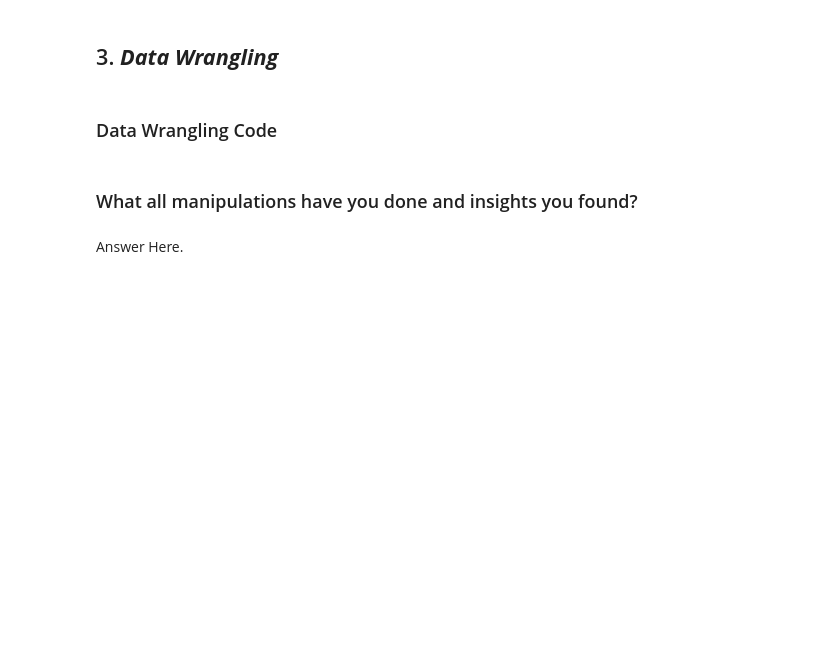
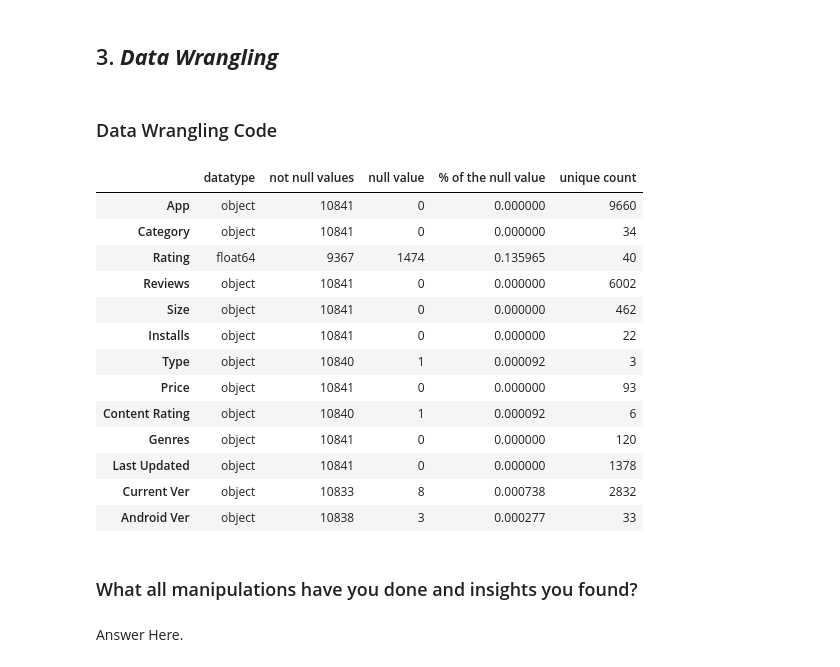
Before and after one commit to primeomkar/Capstone-project-EDA-by-Omkar, a Jupyter notebook: Play_Store_App_Review_Analysis_.ipynb, the cells around one changed output. Cells and saved outputs as stored; diff of their text form; code cells hidden in the pictures; blank space fills up the shorter version.

```diff
--- a/Play_Store_App_Review_Analysis_.ipynb
+++ b/Play_Store_App_Review_Analysis_.ipynb
@@ -215,3 +263,29 @@ Answer Here
+# %%
+# this fuction will give you the type, count of null and non null valus as well as null ratio
+def playstoreinfo():
+  temp=pd.DataFrame(index= df.columns)
+  temp["datatype"]= df.dtypes
+  temp["not null values"]= df.count()
+  temp["null value"]= df.isnull().sum()
+  temp["% of the null value"]= df.isnull().mean()
+  temp["unique count"]= df.nunique()
+  return temp
+playstoreinfo()
+# %% [output]
+|  | datatype | not null values | null value | % of the null value | unique count |
+| App | object | 10841 | 0 | 0.000000 | 9660 |
+| Category | object | 10841 | 0 | 0.000000 | 34 |
+| Rating | float64 | 9367 | 1474 | 0.135965 | 40 |
+| Reviews | object | 10841 | 0 | 0.000000 | 6002 |
+| Size | object | 10841 | 0 | 0.000000 | 462 |
+| Installs | object | 10841 | 0 | 0.000000 | 22 |
+| Type | object | 10840 | 1 | 0.000092 | 3 |
+| Price | object | 10841 | 0 | 0.000000 | 93 |
+| Content Rating | object | 10840 | 1 | 0.000092 | 6 |
+| Genres | object | 10841 | 0 | 0.000000 | 120 |
+| Last Updated | object | 10841 | 0 | 0.000000 | 1378 |
+| Current Ver | object | 10833 | 8 | 0.000738 | 2832 |
+| Android Ver | object | 10838 | 3 | 0.000277 | 33 |
 # %% [markdown]
 ### What all manipulations have you done and insights you found?
 # %% [markdown]
```
Also changed, not shown: parts of 12 cells of this notebook.
